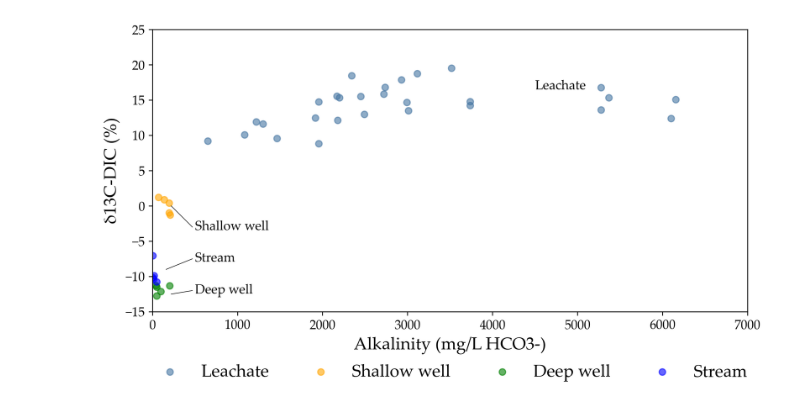
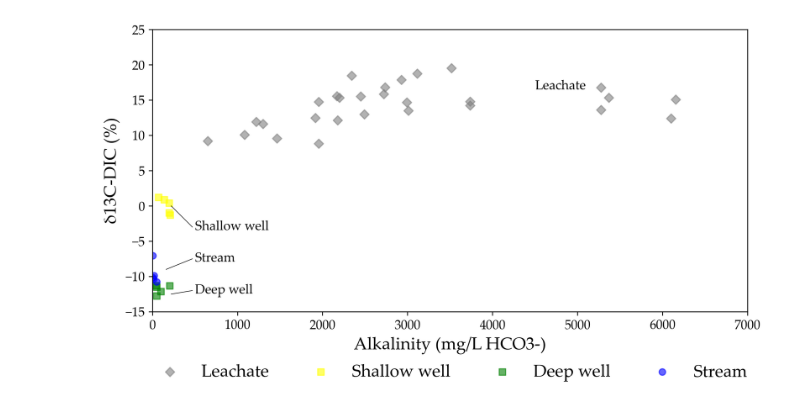
Before and after one commit to guigeof/graficos, a Jupyter notebook: graficos.ipynb, the cells around one changed output. Saved outputs shown, nothing was run; the diff lists cells and outputs as text; code cells hidden in the pictures.

```diff
--- a/graficos.ipynb
+++ b/graficos.ipynb
@@ -358,10 +344,11 @@ stream_data = [
 plt.figure(figsize=(9, 5),dpi=dpi)
 
 # Plot each dataset
-plt.scatter(*zip(*leachate_data), color='#4575a2', label='Leachate', alpha=0.6)
-plt.scatter(*zip(*shallow_well_data), color='orange', label='Shallow well', alpha=0.6)
-plt.scatter(*zip(*deep_well_data), color='green', label='Deep well', alpha=0.6)
-plt.scatter(*zip(*stream_data), color='blue', label='Stream', alpha=0.6)
+# Update symbols for each dataset
+plt.scatter(*zip(*a), color='gray', label='Leachate', alpha=0.6, marker='D')  # Diamond for Leachate
+plt.scatter(*zip(*b), color='yellow', label='Shallow well', alpha=0.6, marker='s')  # Square for Shallow well
+plt.scatter(*zip(*c), color='green', label='Deep well', alpha=0.6, marker='s')  # Square for Deep well
+plt.scatter(*zip(*d), color='blue', label='Stream', alpha=0.6, marker='o')  # Circle for Stream (unchanged)
 
 # Set titles and labels
 #plt.title('Scatter Plot of Water Samples')
@@ -369,31 +356,31 @@ plt.xlabel('Alkalinity (mg/L HCO3-)',fontsize=16)
 plt.ylabel('δ13C-DIC (%)',fontsize=16)
 plt.tick_params(axis='both', which='major', labelsize=12, )
 
 # Set limits for axes
 plt.xlim(0, 7000)
 plt.ylim(-15, 25)
 
 plt.text(4500, 16, 'Leachate', fontsize=12, ha='left', va='bottom', rotation=0)
 plt.text(500, -3, 'Shallow well', fontsize=12, ha='left', va='center')
 plt.text(500, -12, 'Deep well', fontsize=12, ha='left', va='center')
 plt.text(500, -7.5, 'Stream', fontsize=12, ha='left', va='center')
 
 
 # Linha para "Shallow well"
 plt.plot([220, 470], [0, -3], linestyle='-', color='black', linewidth=0.5)
 plt.plot([160, 470], [-9, -7.5], linestyle='-', color='black', linewidth=0.5)
 plt.plot([220, 470], [-12.5, -12], linestyle='-', color='black', linewidth=0.5)
 
 
 
 # Show legend
 plt.legend(loc='upper center', bbox_to_anchor=(0.5, -0.13), ncol=4,edgecolor='white',fontsize=16)
 
 # # Show grid
 # plt.grid()
 
 # Show the plot
 plt.tight_layout()
 plt.show()
 # %% [output]
-[figure, old version]
+[figure, new version]
```
Also changed, not shown: parts of 6 cells of this notebook.
